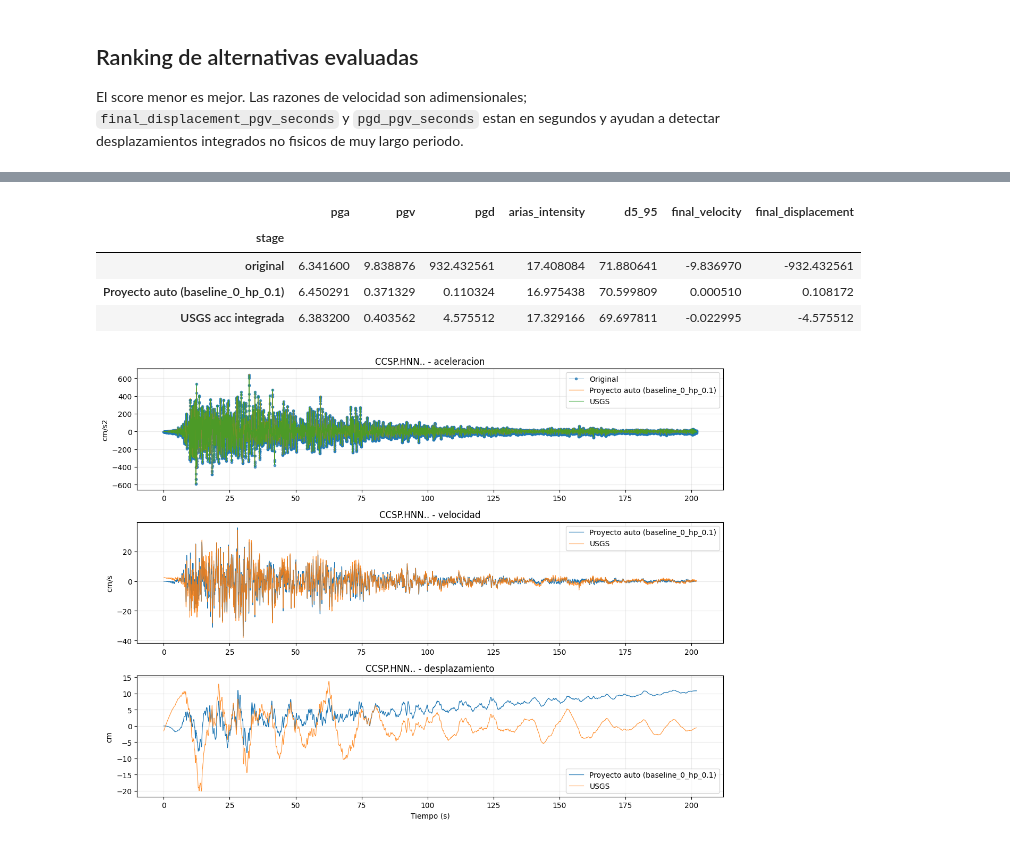
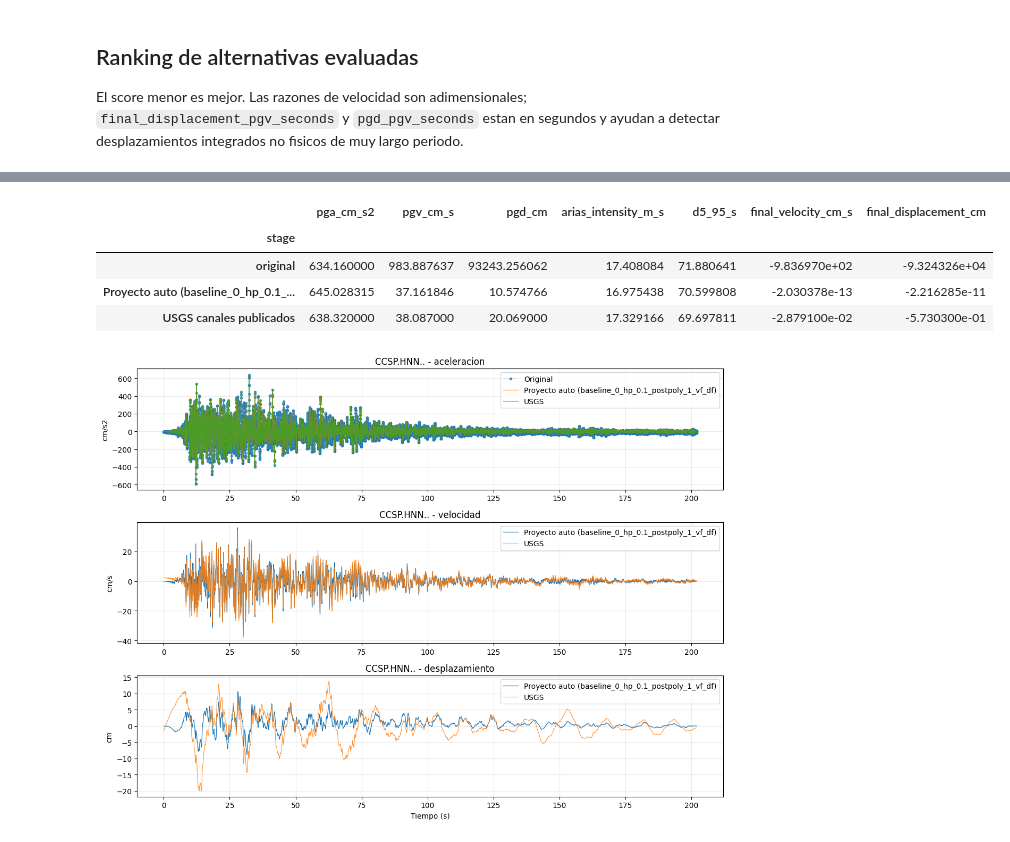
Before and after one commit to joelefrain/SignalProcessor, a Jupyter notebook: notebooks/01_correccion_senales.ipynb, the cells around one changed output, grey strips where cells are left out. Cells and saved outputs as stored; diff of their text form; code cells hidden in the pictures.

```diff
--- a/notebooks/01_correccion_senales.ipynb
+++ b/notebooks/01_correccion_senales.ipynb
@@ -60,5 +67,19 @@ El flujo automatizado sigue el marco teorico de correccion de senales:
 # %%
-recommendation = recommend_correction_method(raw, t_min=0.05, t_max=3.0, snr_threshold=3.0)
+# Familias de filtro que entran al barrido automatico.
+# Opciones canonicas: 'butterworth', 'cheby1', 'cheby2', 'ellip', 'bessel'.
+# Tambien acepta alias: 'all'/'todas' para todas, 'chebyshev', 'chevyshev', 'elliptic', etc.
+FILTER_TYPES_RECOMMENDATION = 'butterworth'
+# Ejemplos:
+# FILTER_TYPES_RECOMMENDATION = 'bessel'
+# FILTER_TYPES_RECOMMENDATION = ['butterworth', 'bessel']
+
+recommendation = recommend_correction_method(
+    raw,
+    t_min=0.01,
+    t_max=3.0,
+    snr_threshold=3.0,
+    filter_types=FILTER_TYPES_RECOMMENDATION,
+)
 params = recommendation.parameter_suggestion
 recommended = recommendation.best
 result = recommended.result
@@ -194,23 +220,63 @@ La senal del proyecto usa directamente la configuracion recomendada automaticame
 # %%
 raw_vel_mps, raw_disp_m = integrate_motion(raw.acceleration_si(), raw.dt)
 project_vel_cms = result.velocity * 100.0
 project_disp_cm = result.displacement * 100.0
 raw_vel_cms = raw_vel_mps * 100.0
 raw_disp_cm = raw_disp_m * 100.0
 project_label = f'Proyecto auto ({recommended.name})'
 
+# Metricas USGS desde los tres canales publicados: aceleracion, velocidad y desplazamiento.
+# reference_vel.acceleration contiene numericamente cm/s y reference_disp.acceleration contiene cm.
+n_ref = min(reference_acc.npts, reference_vel.npts, reference_disp.npts)
+usgs_metrics = compute_ground_motion_parameters_from_series(
+    reference_acc.time[:n_ref],
+    reference_acc.acceleration_si()[:n_ref],
+    velocity_si=reference_vel.acceleration[:n_ref] * 0.01,       # cm/s -> m/s
+    displacement_si=reference_disp.acceleration[:n_ref] * 0.01, # cm -> m
+)
+
 summary = pd.DataFrame([
-    asdict(compute_ground_motion_parameters(raw)) | {'stage': 'original'},
-    asdict(result.metrics) | {'stage': project_label},
-    asdict(compute_ground_motion_parameters(reference_acc)) | {'stage': 'USGS acc integrada'},
+    ground_motion_parameters_to_dict(
+        compute_ground_motion_parameters(raw),
+        acceleration_units='cm/s^2',
+        velocity_units='cm/s',
+        displacement_units='cm',
+        cav_units='cm/s',
+        suffix_units=True,
+    ) | {'stage': 'original'},
+    ground_motion_parameters_to_dict(
+        result.metrics,
+        acceleration_units='cm/s^2',
+        velocity_units='cm/s',
+        displacement_units='cm',
+        cav_units='cm/s',
+        suffix_units=True,
+    ) | {'stage': project_label},
+    ground_motion_parameters_to_dict(
+        usgs_metrics,
+        acceleration_units='cm/s^2',
+        velocity_units='cm/s',
+        displacement_units='cm',
+        cav_units='cm/s',
+        suffix_units=True,
+    ) | {'stage': 'USGS canales publicados'},
 ]).set_index('stage')
-summary[['pga', 'pgv', 'pgd', 'arias_intensity', 'd5_95', 'final_velocity', 'final_displacement']]
+
+summary[[
+    'pga_cm_s2',
+    'pgv_cm_s',
+    'pgd_cm',
+    'arias_intensity_m_s',
+    'd5_95_s',
+    'final_velocity_cm_s',
+    'final_displacement_cm',
+]]
 # %% [output]
-|  | pga | pgv | pgd | arias_intensity | d5_95 | final_velocity | final_displacement |
+|  | pga_cm_s2 | pgv_cm_s | pgd_cm | arias_intensity_m_s | d5_95_s | final_velocity_cm_s | final_displacement_cm |
 | stage |  |  |  |  |  |  |  |
-| original | 6.341600 | 9.838876 | 932.432561 | 17.408084 | 71.880641 | -9.836970 | -932.432561 |
-| Proyecto auto (baseline_0_hp_0.1) | 6.450291 | 0.371329 | 0.110324 | 16.975438 | 70.599809 | 0.000510 | 0.108172 |
-| USGS acc integrada | 6.383200 | 0.403562 | 4.575512 | 17.329166 | 69.697811 | -0.022995 | -4.575512 |
+| original | 634.160000 | 983.887637 | 93243.256062 | 17.408084 | 71.880641 | -9.836970e+02 | -9.324326e+04 |
+| Proyecto auto (baseline_0_hp_0.1_... | 645.028315 | 37.161846 | 10.574766 | 16.975438 | 70.599808 | -2.030378e-13 | -2.216285e-11 |
+| USGS canales publicados | 638.320000 | 38.087000 | 20.069000 | 17.329166 | 69.697811 | -2.879100e-02 | -5.730300e-01 |
 # %%
 n_acc = min(raw.npts, project_acc.npts, reference_acc.npts)
 n_vel = min(raw.npts, result.velocity.size, reference_vel.npts)
@@ -242,4 +308,4 @@ for ax in axes:
     ax.legend()
 fig.tight_layout()
 # %% [output]
-[figure, old version]
+[figure, new version]
```
Also changed, not shown: parts of 8 cells of this notebook, 9 other files.
